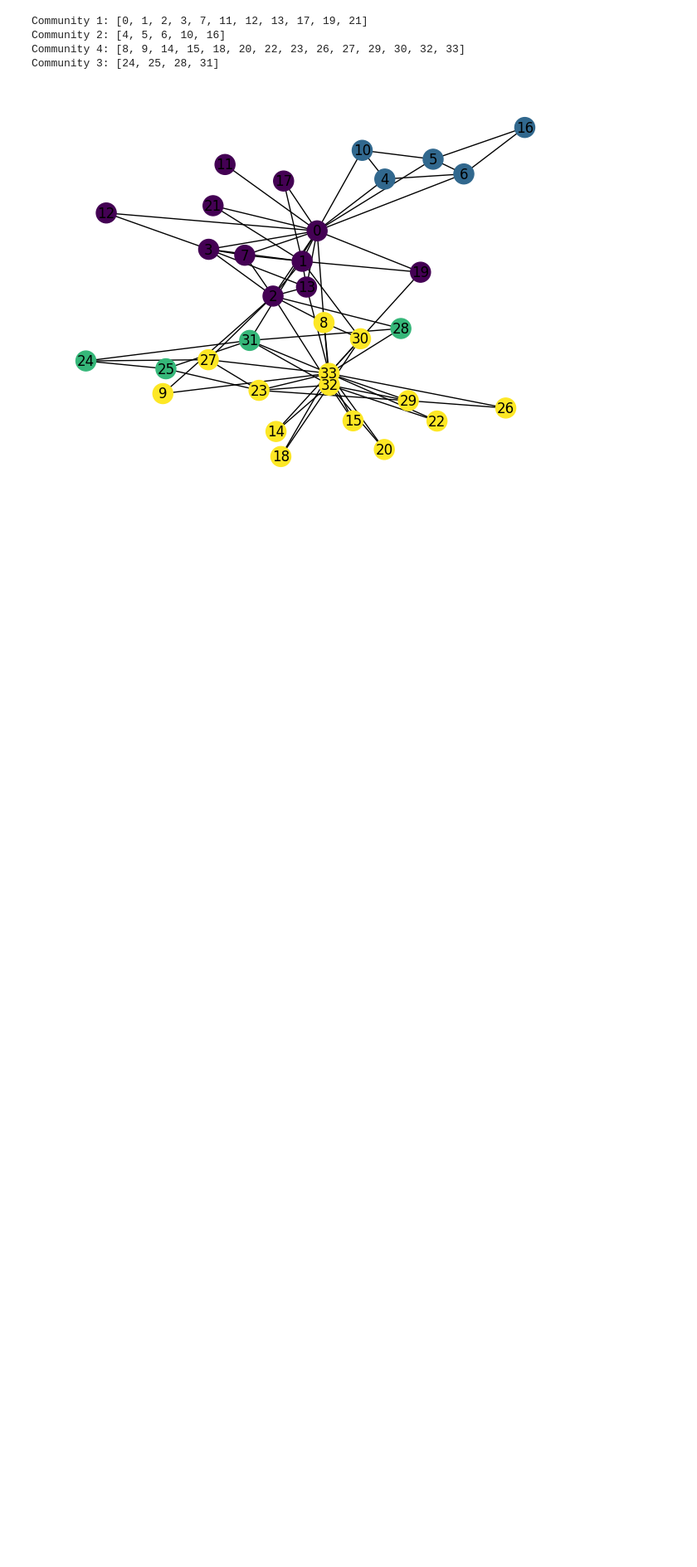
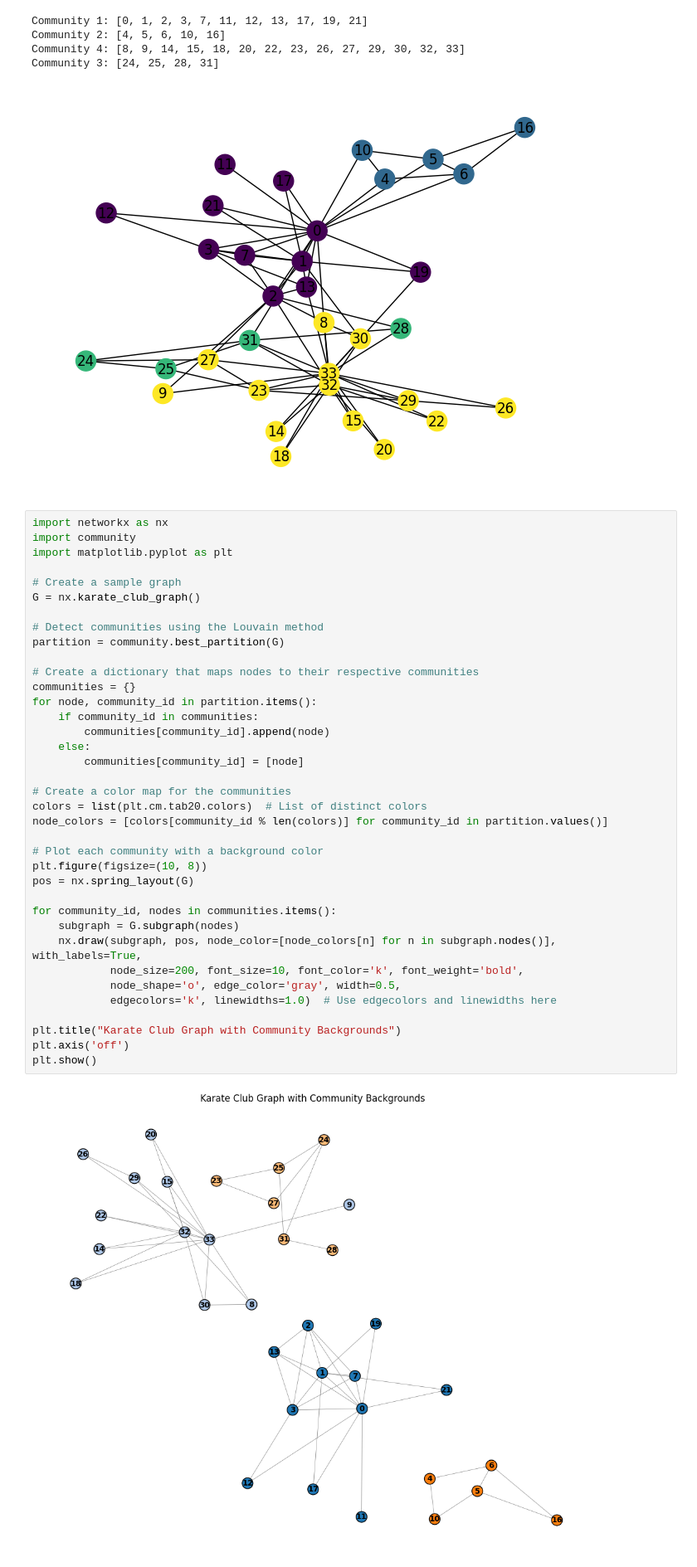
Before and after one commit to abuudarda/M-Link-a-link-clusteringmemetic-algorithm-for-overlapping-community-detection, a Jupyter notebook: demo_plot2.ipynb, the cells around one changed output. Shown: that part at 83% size. Saved outputs shown, nothing was run; the diff lists cells and outputs as text; blank space fills up the shorter version.

```diff
--- a/demo_plot2.ipynb
+++ b/demo_plot2.ipynb
@@ -33,3 +33,42 @@ Community 2: [4, 5, 6, 10, 16]
 Community 4: [8, 9, 14, 15, 18, 20, 22, 23, 26, 27, 29, 30, 32, 33]
 Community 3: [24, 25, 28, 31]
 [figure]
+# %%
+import networkx as nx
+import community
+import matplotlib.pyplot as plt
+
+# Create a sample graph
+G = nx.karate_club_graph()
+
+# Detect communities using the Louvain method
+partition = community.best_partition(G)
+
+# Create a dictionary that maps nodes to their respective communities
+communities = {}
+for node, community_id in partition.items():
+    if community_id in communities:
+        communities[community_id].append(node)
+    else:
+        communities[community_id] = [node]
+
+# Create a color map for the communities
+colors = list(plt.cm.tab20.colors)  # List of distinct colors
+node_colors = [colors[community_id % len(colors)] for community_id in partition.values()]
+
+# Plot each community with a background color
+plt.figure(figsize=(10, 8))
+pos = nx.spring_layout(G)
+
+for community_id, nodes in communities.items():
+    subgraph = G.subgraph(nodes)
+    nx.draw(subgraph, pos, node_color=[node_colors[n] for n in subgraph.nodes()], with_labels=True,
+            node_size=200, font_size=10, font_color='k', font_weight='bold',
+            node_shape='o', edge_color='gray', width=0.5,
+            edgecolors='k', linewidths=1.0)  # Use edgecolors and linewidths here
+
+plt.title("Karate Club Graph with Community Backgrounds")
+plt.axis('off')
+plt.show()
+# %% [output]
+[figure, added]
```
Also changed, not shown: 1 other file.
